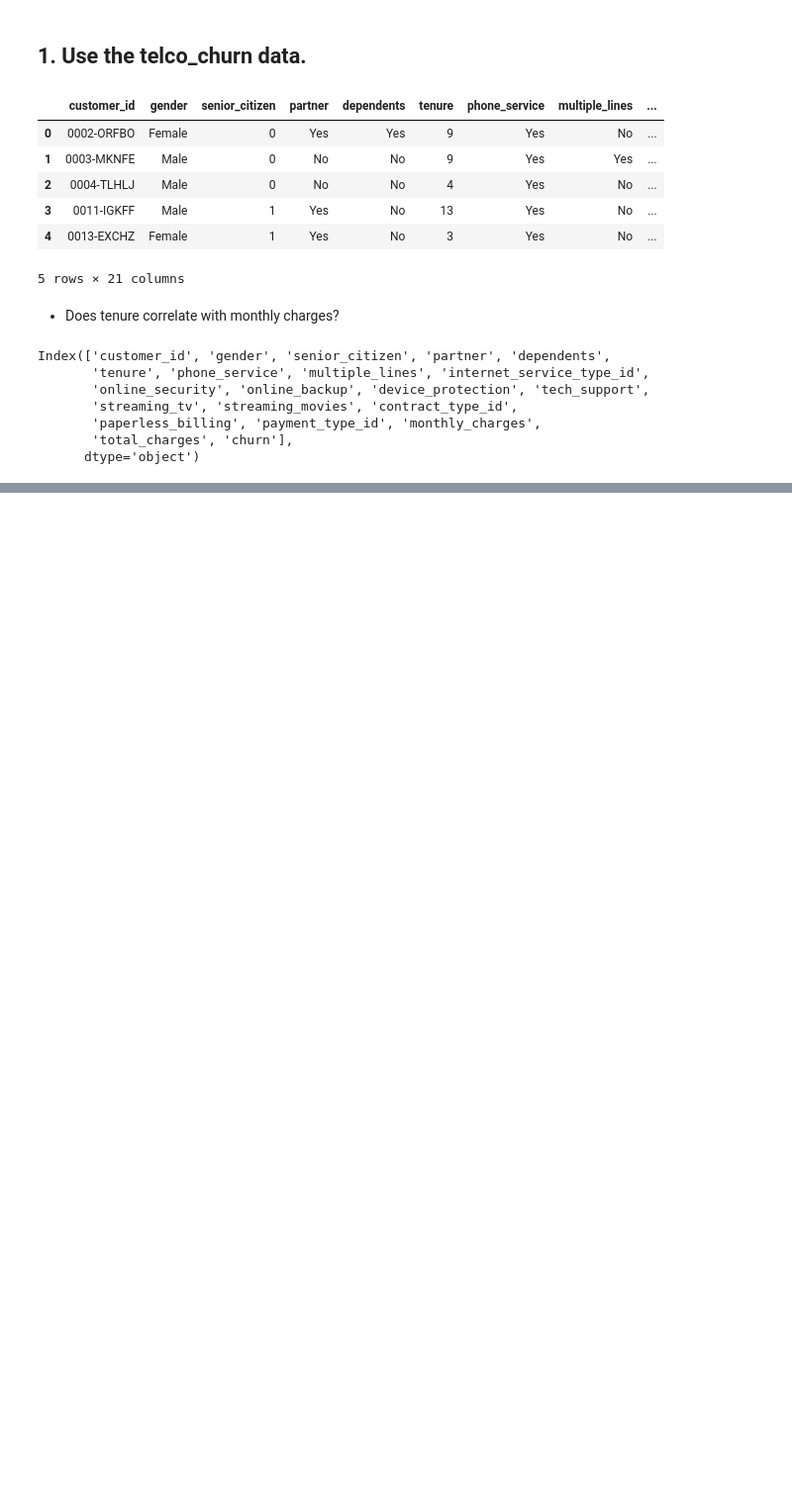
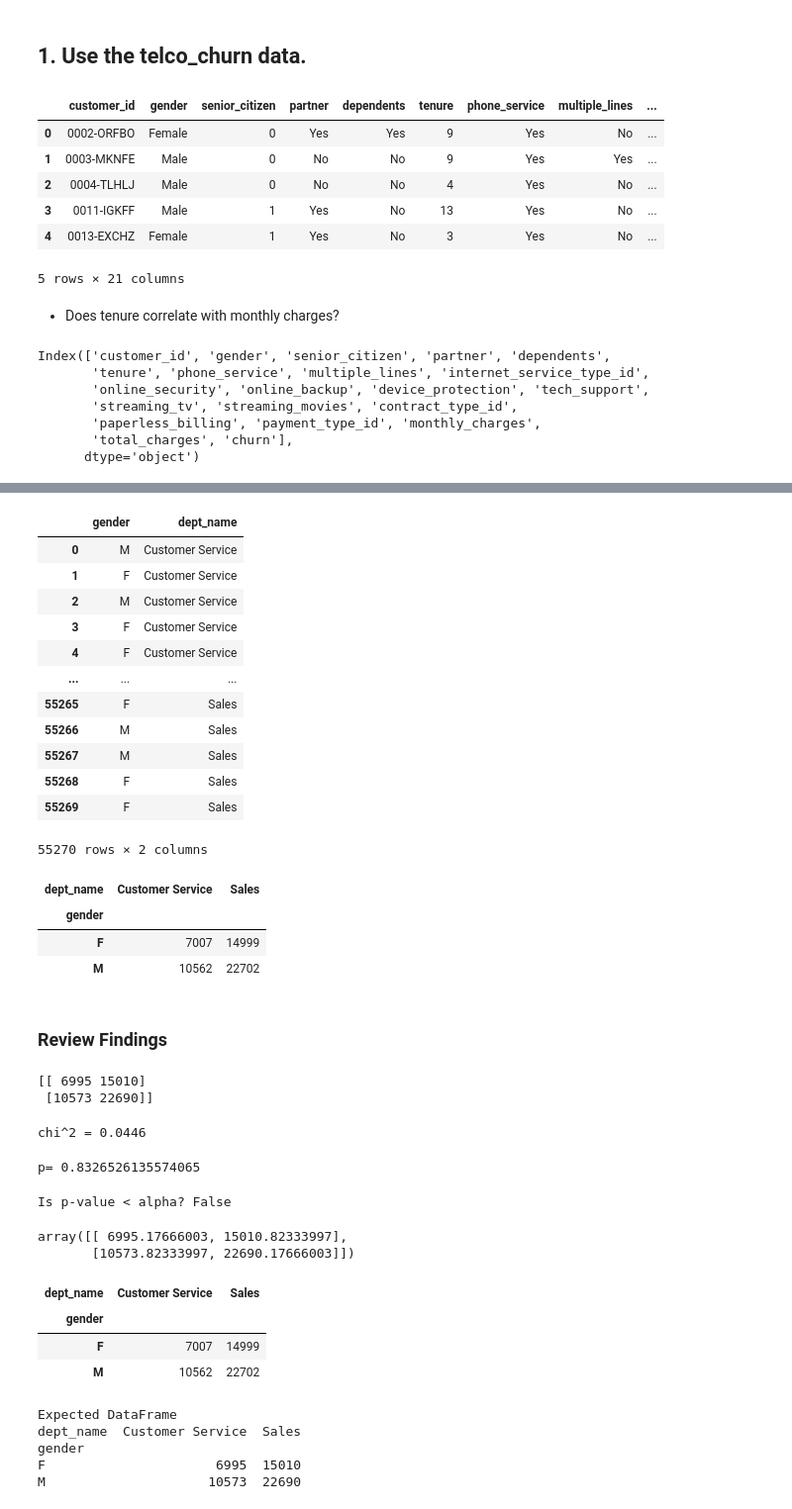
Before and after one commit to jacobpanyathong1/statistics_exercises, a Jupyter notebook: stats/hypothesis_testing.ipynb, the cells around one changed output, grey strips where cells are left out. Shown at 99% size. Cells and saved outputs as stored; diff of their text form; code cells hidden in the pictures; blank space fills up the shorter version.

```diff
--- a/stats/hypothesis_testing.ipynb
+++ b/stats/hypothesis_testing.ipynb
@@ -411,0 +609,16 @@ total_charges_tenure_df
+# %%
+employees_df.drop(['emp_no', 'hire_date', 'birth_date', 'dept_no','from_date', 'to_date', 'first_name', 'last_name'], axis=1) # Data cleaning process
+# %% [output]
+|  | gender | dept_name |
+| 0 | M | Customer Service |
+| 1 | F | Customer Service |
+| 2 | M | Customer Service |
+| 3 | F | Customer Service |
+| 4 | F | Customer Service |
+| ... | ... | ... |
+| 55265 | F | Sales |
+| 55266 | M | Sales |
+| 55267 | M | Sales |
+| 55268 | F | Sales |
+| 55269 | F | Sales |
+55270 rows × 2 columns
@@ -411,0 +629,7 @@ total_charges_tenure_df
+# %%
+observed # observed DataFrame
+# %% [output]
+| dept_name | Customer Service | Sales |
+| gender |  |  |
+| F | 7007 | 14999 |
+| M | 10562 | 22702 |
@@ -411,0 +638,43 @@ total_charges_tenure_df
+# %% [markdown]
+### Review Findings
+# %%
+# Expected array
+print(expected.astype(int))
+# %% [output]
+[[ 6995 15010]
+ [10573 22690]]
+# %%
+# chi2 value.
+print(f'chi^2 = {chi2:.4f}')
+# %% [output]
+chi^2 = 0.0446
+# %%
+# p-value.
+print(f'p= {p}')
+# %% [output]
+p= 0.8326526135574065
+# %%
+print('Is p-value < alpha?', p < α)
+# %% [output]
+Is p-value < alpha? False
+# %%
+expected
+# %% [output]
+array([[ 6995.17666003, 15010.82333997],
+       [10573.82333997, 22690.17666003]])
+# %%
+observed
+# %% [output]
+| dept_name | Customer Service | Sales |
+| gender |  |  |
+| F | 7007 | 14999 |
+| M | 10562 | 22702 |
+# %%
+print("Expected DataFrame")
+print(pd.DataFrame(expected.astype('int'), index=observed.index, columns=observed.columns))
+# %% [output]
+Expected DataFrame
+dept_name  Customer Service  Sales
+gender
+F                      6995  15010
+M                     10573  22690
```
Also changed, not shown: parts of 81 cells of this notebook.
